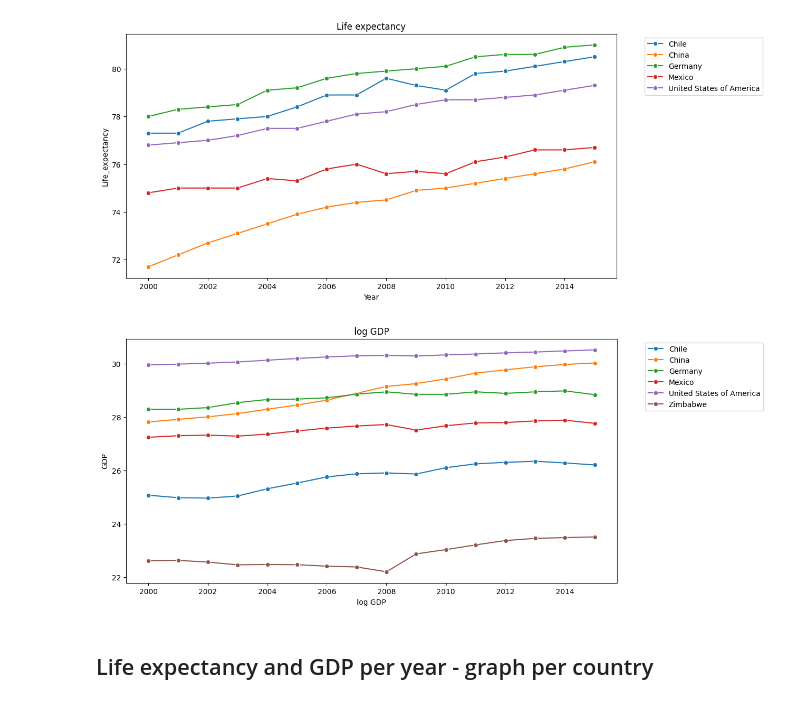
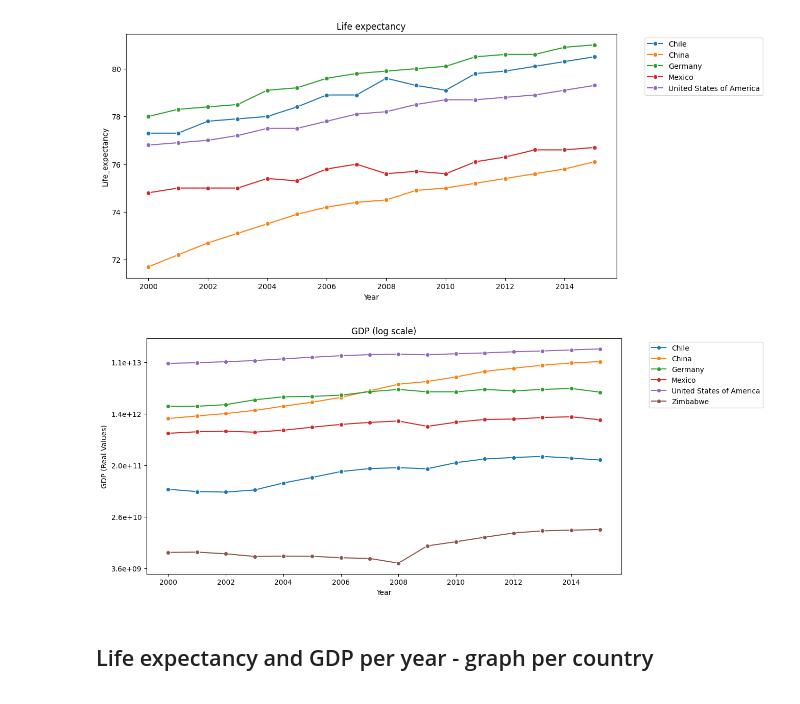
Before and after one commit to ramtob/codecademy-python, a Jupyter notebook: Life-Expectancy-and-GDP-Starter/life_expectancy_gdp.ipynb, the cells around one changed output. Saved outputs shown, nothing was run; the diff lists cells and outputs as text; code cells hidden in the pictures.

Commit message:
A log scale graph with real scale ticks

```diff
--- a/Life-Expectancy-and-GDP-Starter/life_expectancy_gdp.ipynb
+++ b/Life-Expectancy-and-GDP-Starter/life_expectancy_gdp.ipynb
@@ -84,18 +87,24 @@ plt.show()
 df2 = None
 # %% [output]
 [figure]
+# %%
+# Define a formatter function to convert log values back to original values
+# Display values in scientific notation e.g. 1.2e13
+def log_formatter(y, pos):
+    return f'{np.exp(y):.1e}'
 # %%
 plt.figure(figsize=(12, 6))
-df2 = df_all
+df2 = df_all.copy()
 df2.GDP = np.log(df2.GDP)
 sns.lineplot(data=df2, x='Year', y='GDP', marker='o', hue='Country')
-plt.title('log GDP')
-plt.xlabel('log GDP')
+plt.gca().yaxis.set_major_formatter(FuncFormatter(log_formatter)) # Set the y-axis to use the custom formatter
+plt.title('GDP (log scale)')
+plt.ylabel('GDP (Real Values)')
 plt.legend(bbox_to_anchor=(1.05, 1), loc='upper left') # Move the legend outside the plot
 plt.show()
 df2 = None
 # %% [output]
-[figure, old version]
+[figure, new version]
 # %% [markdown]
 ## Life expectancy and GDP per year - graph per country
 # %%
```
Also changed, not shown: parts of 3 cells of this notebook.
